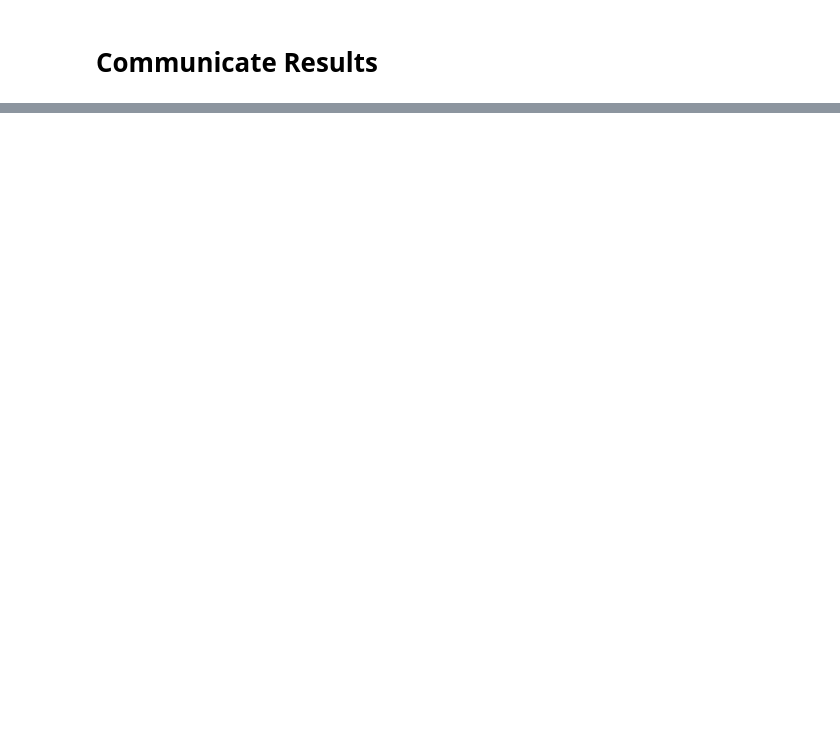
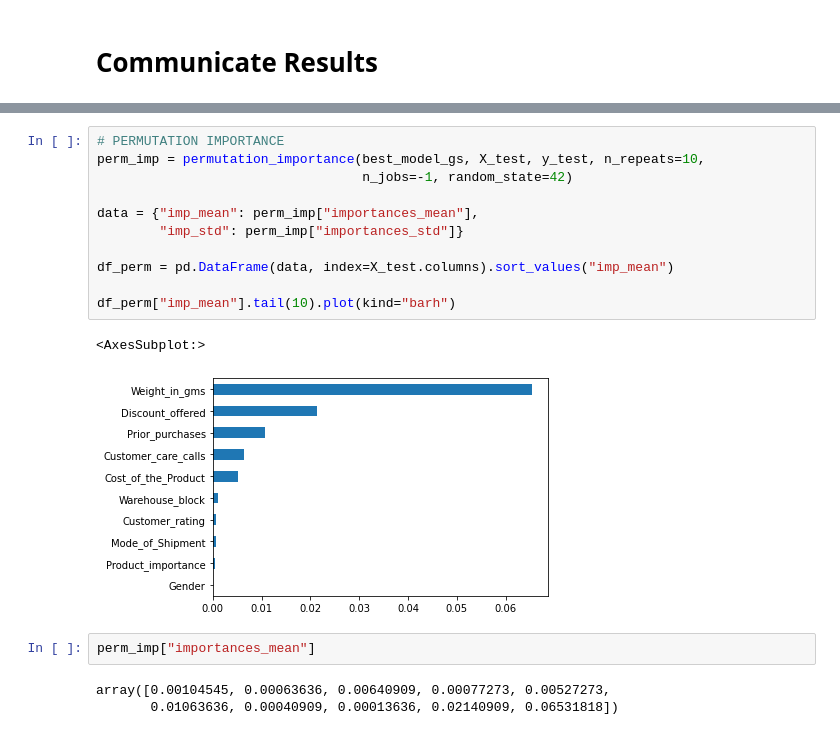
Before and after one commit to andrewlee977/shipping-dashboard, a Jupyter notebook: Shipping_Dashboard/shipping.ipynb, the cells around one changed output, grey strips where cells are left out. Cells and saved outputs as stored; diff of their text form; blank space fills up the shorter version.

```diff
--- a/Shipping_Dashboard/shipping.ipynb
+++ b/Shipping_Dashboard/shipping.ipynb
@@ -314,0 +419,19 @@ Gradient Boosting Accuracy (Test):  0.6859090909090909
+# %%
+# PERMUTATION IMPORTANCE
+perm_imp = permutation_importance(best_model_gs, X_test, y_test, n_repeats=10,
+                                  n_jobs=-1, random_state=42)
+
+data = {"imp_mean": perm_imp["importances_mean"],
+        "imp_std": perm_imp["importances_std"]}
+
+df_perm = pd.DataFrame(data, index=X_test.columns).sort_values("imp_mean")
+
+df_perm["imp_mean"].tail(10).plot(kind="barh")
+# %% [output]
+<AxesSubplot:>
+[figure, added]
+# %%
+perm_imp["importances_mean"]
+# %% [output]
+array([0.00104545, 0.00063636, 0.00640909, 0.00077273, 0.00527273,
+       0.01063636, 0.00040909, 0.00013636, 0.02140909, 0.06531818])
```
Also changed, not shown: parts of 30 cells of this notebook, 7 other files.
